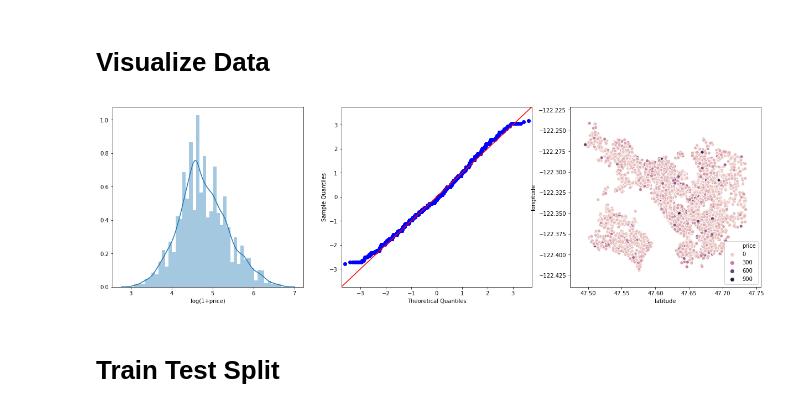
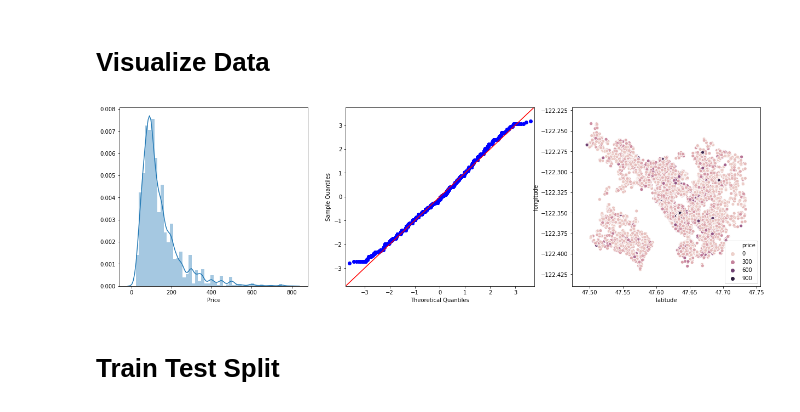
Before and after one commit to trossII/SeattleBnB, a Jupyter notebook: Notebooks/Report Notebook/ReportNote1.ipynb, the cells around one changed output. Saved outputs shown, nothing was run; the diff lists cells and outputs as text; code cells hidden in the pictures.

```diff
--- a/Notebooks/Report Notebook/ReportNote1.ipynb
+++ b/Notebooks/Report Notebook/ReportNote1.ipynb
@@ -141,12 +141,12 @@ import matplotlib.pyplot as plt
 import scipy.stats as stats
 # %%
 fig, axes = plt.subplots(1,3, figsize=(21,6))
-sbn.distplot(np.log1p(clean_data['price']), ax=axes[0])
-axes[0].set_xlabel('log(1+price)')
+sbn.distplot(clean_data['price'], ax=axes[0])
+axes[0].set_xlabel('Price')
 sm.qqplot(np.log1p(clean_data['price']), stats.norm, fit=True, line='45', ax=axes[1])
 sbn.scatterplot(x= clean_data['latitude'], y=clean_data['longitude'],hue=clean_data['price'],ax=axes[2]);
 # %% [output]
-[figure, old version]
+[figure, new version]
 # %% [markdown]
 # Train Test Split
 # %%
```
Also changed, not shown: parts of 6 cells of this notebook, 3 other files.
